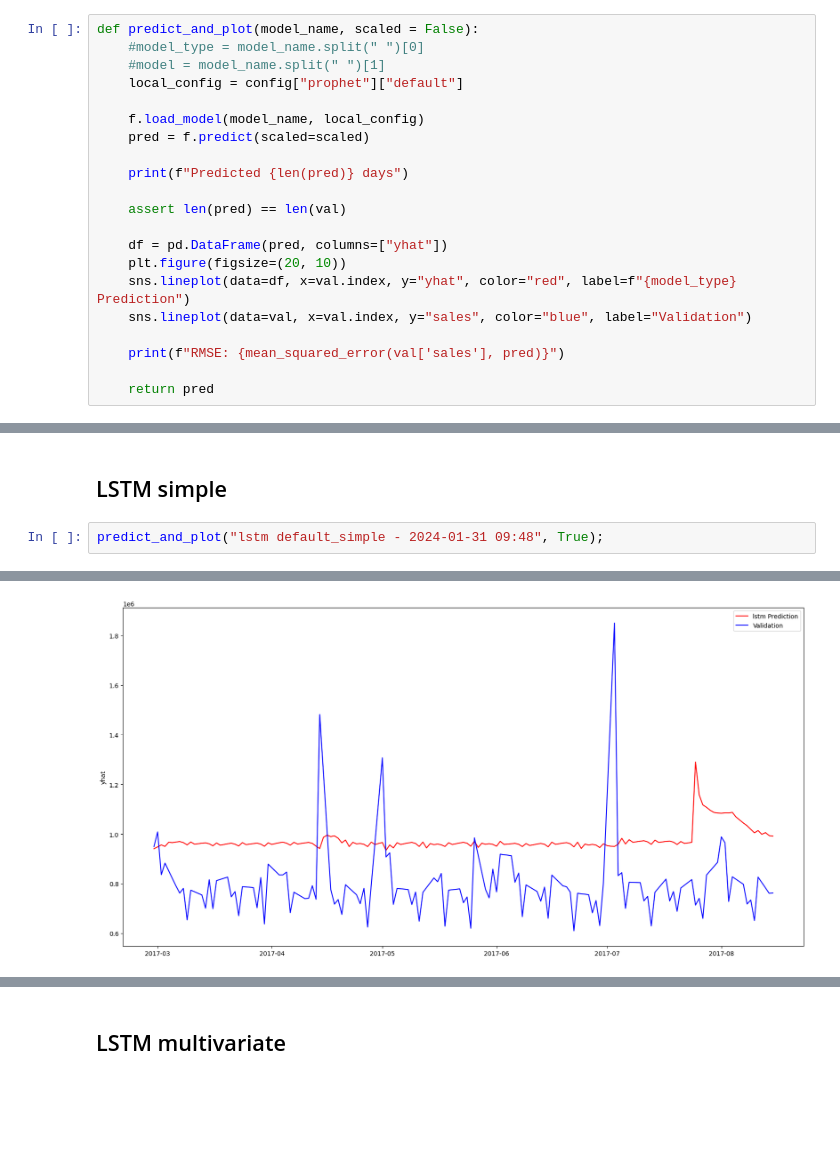
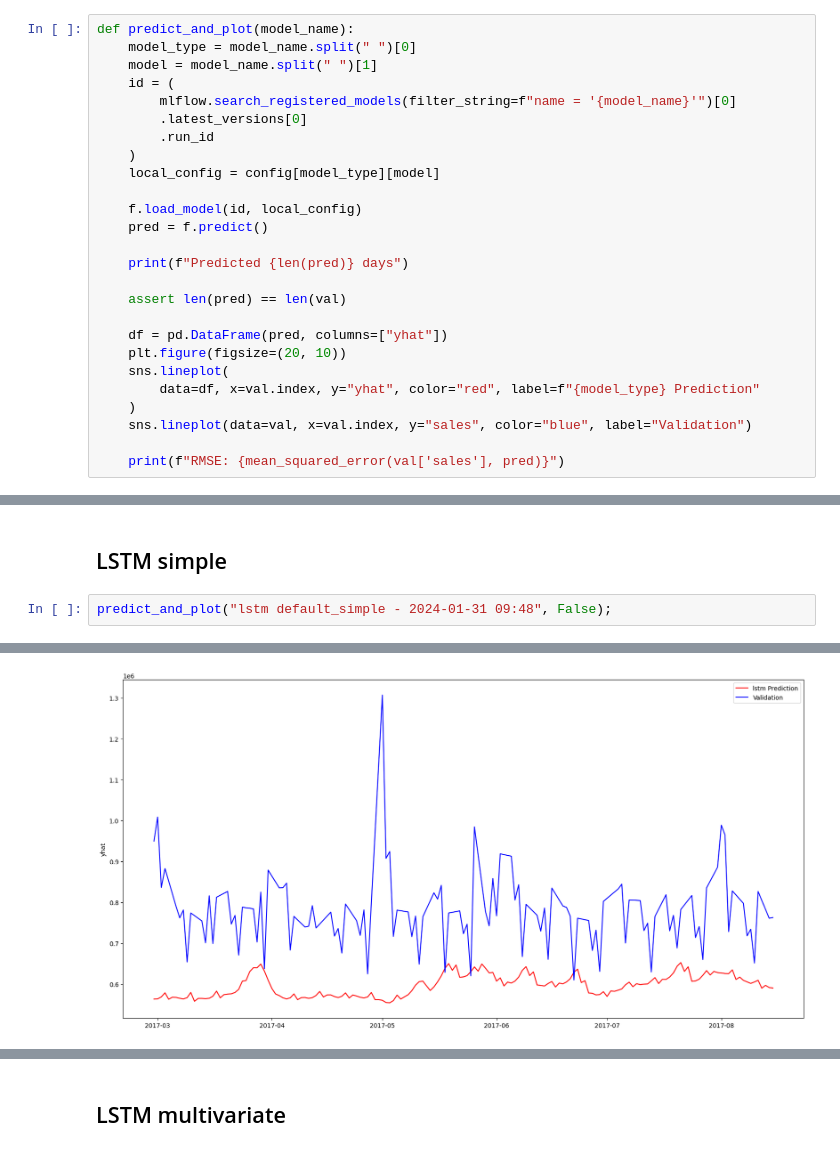
Before and after one commit to Capton1/stores-sales-forecasting-poc, a Jupyter notebook: notebooks/Model results 2 - viz.ipynb, the cells around one changed output, grey strips where cells are left out. Saved outputs shown, nothing was run; the diff lists cells and outputs as text; blank space fills up the shorter version.

```diff
--- a/notebooks/Model results 2 - viz.ipynb
+++ b/notebooks/Model results 2 - viz.ipynb
@@ -79,13 +68,18 @@ plt.legend()
 # %% [markdown]
 # Models fit
 # %%
-def predict_and_plot(model_name, scaled = False):
-    #model_type = model_name.split(" ")[0]
-    #model = model_name.split(" ")[1]
-    local_config = config["prophet"]["default"]
+def predict_and_plot(model_name):
+    model_type = model_name.split(" ")[0]
+    model = model_name.split(" ")[1]
+    id = (
+        mlflow.search_registered_models(filter_string=f"name = '{model_name}'")[0]
+        .latest_versions[0]
+        .run_id
+    )
+    local_config = config[model_type][model]
 
-    f.load_model(model_name, local_config)
-    pred = f.predict(scaled=scaled)
+    f.load_model(id, local_config)
+    pred = f.predict()
 
     print(f"Predicted {len(pred)} days")
 
@@ -93,11 +87,11 @@ def predict_and_plot(model_name, scaled = False):
 
     df = pd.DataFrame(pred, columns=["yhat"])
     plt.figure(figsize=(20, 10))
-    sns.lineplot(data=df, x=val.index, y="yhat", color="red", label=f"{model_type} Prediction")
+    sns.lineplot(
+        data=df, x=val.index, y="yhat", color="red", label=f"{model_type} Prediction"
+    )
     sns.lineplot(data=val, x=val.index, y="sales", color="blue", label="Validation")
 
     print(f"RMSE: {mean_squared_error(val['sales'], pred)}")
-
-    return pred
 # %% [markdown]
 ## Prophet
@@ -141,5 +118,5 @@ array([1279401.4 ,  874193.6 ,  989367.7 ,  913365.2 ,  886591.9 ,
 # %% [markdown]
 ## LSTM simple
 # %%
-predict_and_plot("lstm default_simple - 2024-01-31 09:48", True);
+predict_and_plot("lstm default_simple - 2024-01-31 09:48", False);
 # %% [output]
@@ -163,4 +140,4 @@ RMSE: 52069011310.67308
-[figure, old version]
+[figure, new version]
 # %%
 predict_and_plot("lstm simple_default_l1_0_01_l2_0_01 - 2024-01-31 10:14")
 # %% [output]
```
Also changed, not shown: parts of 11 cells of this notebook, 7 other files.
